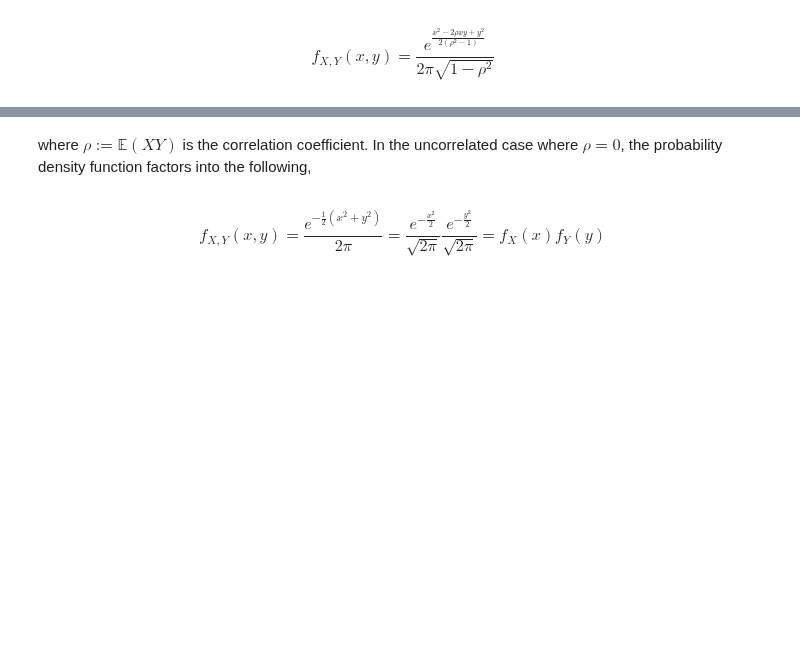
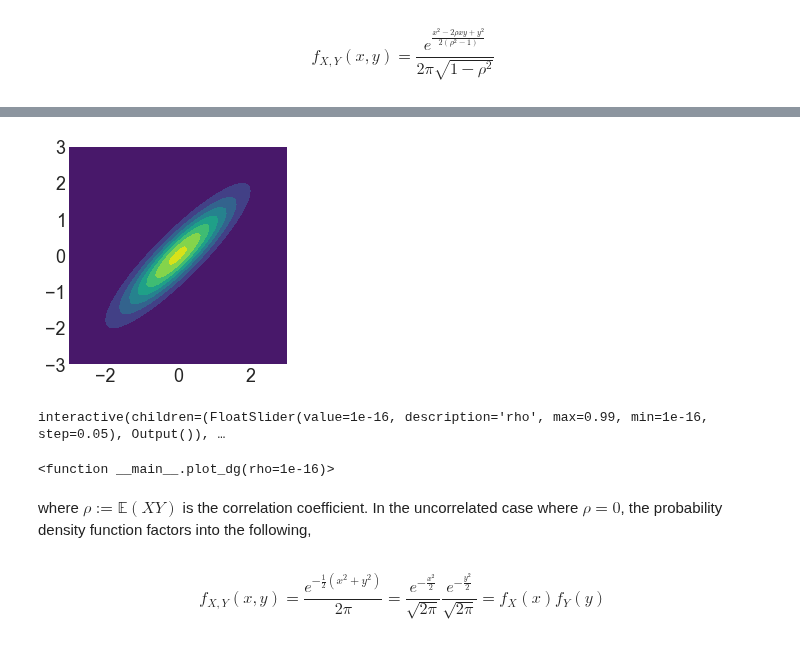
Before and after one commit to hvribeiro/MCSC1, a Jupyter notebook: aulas/02.1 - Introduction to probability.ipynb, the cells around one changed output, grey strips where cells are left out. Drawn from its saved outputs; the diff is of its cells as text; code cells hidden in the pictures; blank space fills up the shorter version.

```diff
--- a/aulas/02.1 - Introduction to probability.ipynb
+++ b/aulas/02.1 - Introduction to probability.ipynb
@@ -1157,0 +1182,4 @@ $$
+# %%
+plot_dg(0.9)
+# %% [output]
+[figure, added]
@@ -1158,3 +1189,8 @@ $$
+# %%
+interact(plot_dg,rho=(1e-16,0.99,0.05))
+# %% [output]
+interactive(children=(FloatSlider(value=1e-16, description='rho', max=0.99, min=1e-16, step=0.05), Output()), …
+<function __main__.plot_dg(rho=1e-16)>
 # %% [markdown]
  where $\rho:=\mathbb{E}(X Y)$  is the correlation coefficient.  In
 the uncorrelated case where $\rho=0$, the probability density function factors
```
Also changed, not shown: parts of 169 cells of this notebook.
